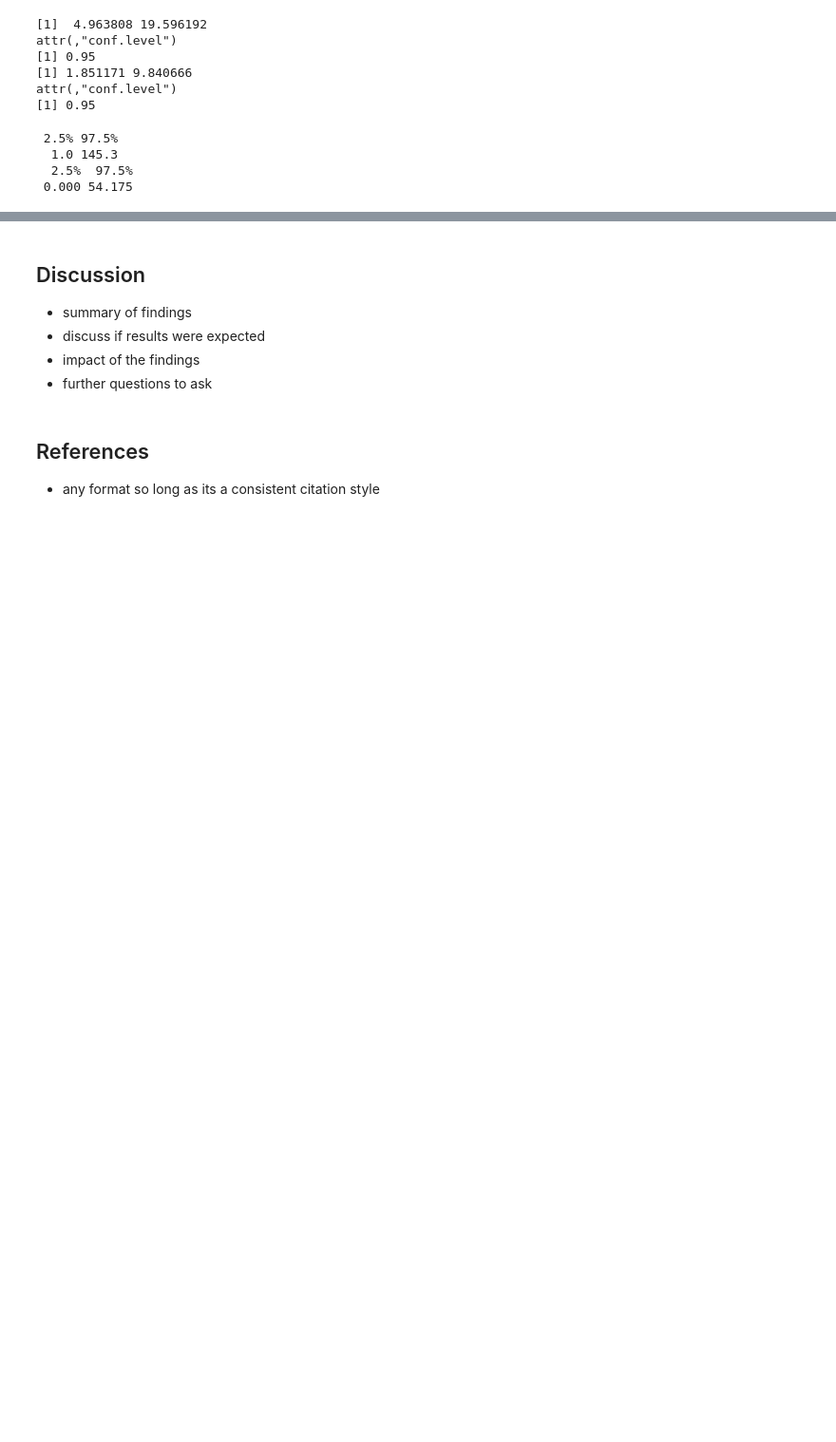
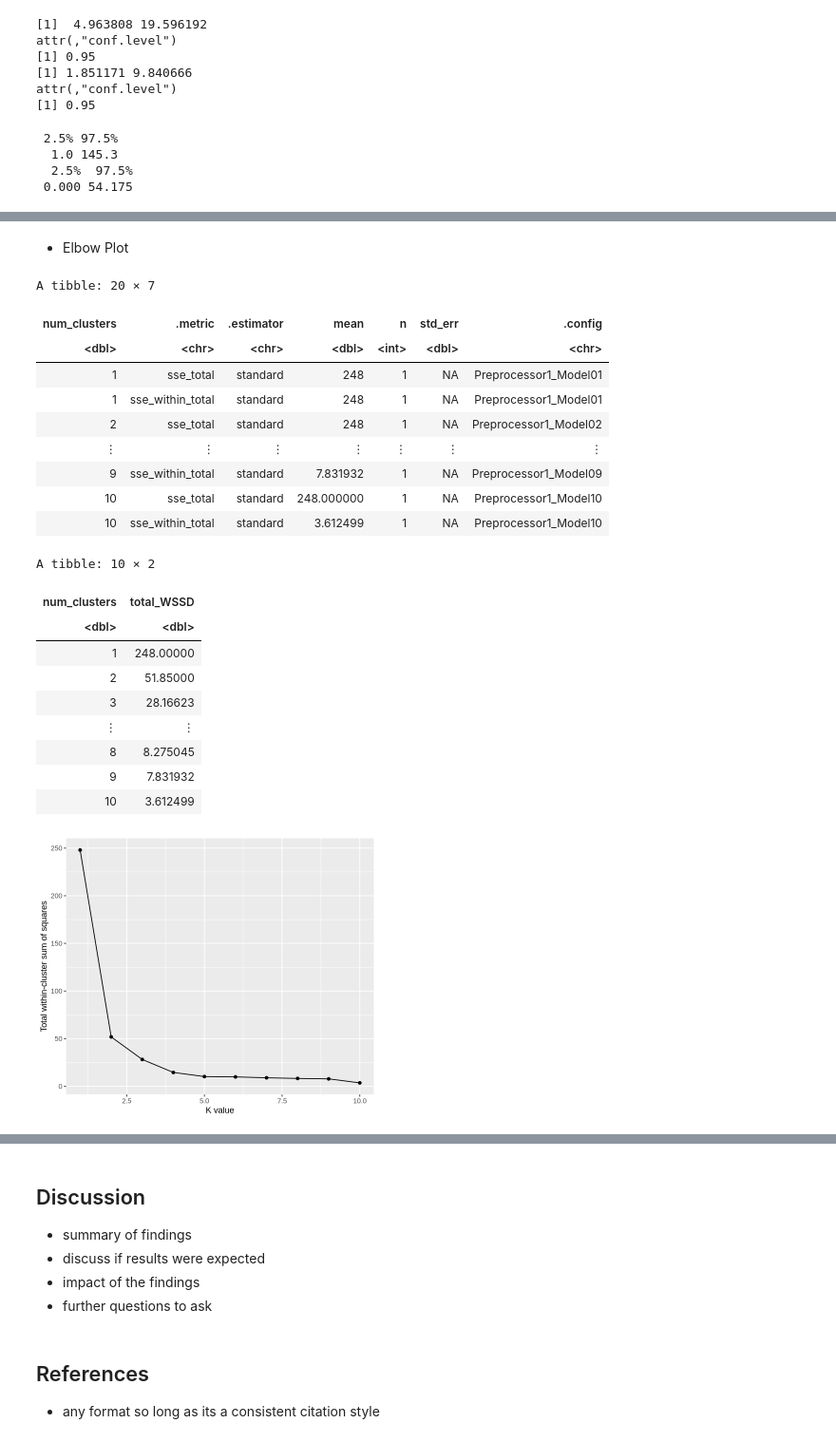
Before and after one commit to clam171/DSCI-100---S6G16, a Jupyter notebook: DSCI 100(S6G16) Project.ipynb, the cells around one changed output, grey strips where cells are left out. Shown at 95% size. Drawn from its saved outputs; the diff is of its cells as text; code cells hidden in the pictures; blank space fills up the shorter version.

```diff
--- a/DSCI 100(S6G16) Project.ipynb
+++ b/DSCI 100(S6G16) Project.ipynb
@@ -327,0 +409,54 @@ A grouped_df: 125 × 10
+# %% [markdown]
+- Elbow Plot
+# %%
+set.seed(9999)
+data_recipe_2 <- recipe( ~ count + played_hours , onetime_vs_recurring_data_sub) |>
+       step_scale(all_predictors()) |>
+       step_center(all_predictors())
+
+tib_1 <- tibble(num_clusters = c(seq(from = 1, to = 10, by=1)))
+
+spec <- k_means(num_clusters = tune()) |>
+       set_engine("stats", nstart = 10)
+
+tune_stats <- workflow() |>
+       add_recipe(data_recipe_2) |>
+       add_model(spec) |>
+       tune_cluster(resamples = apparent(onetime_vs_recurring_data_sub), grid = tib_1) |>
+       collect_metrics()
+tune_stats
+elbow_stats <- tune_stats |>
+mutate(total_WSSD = mean) |>
+filter(.metric == "sse_within_total") |>
+select(num_clusters, total_WSSD)
+elbow_stats
+
+elbow_plot <- elbow_stats |>
+ggplot(aes(x = num_clusters, y = total_WSSD)) +
+geom_point() +
+geom_line() +
+labs(x = "K value",
+     y = "Total within-cluster sum of squares")
+elbow_plot
+# %% [output]
+A tibble: 20 × 7
+| num_clusters | .metric | .estimator | mean | n | std_err | .config |
+| <dbl> | <chr> | <chr> | <dbl> | <int> | <dbl> | <chr> |
+| 1 | sse_total | standard | 248 | 1 | NA | Preprocessor1_Model01 |
+| 1 | sse_within_total | standard | 248 | 1 | NA | Preprocessor1_Model01 |
+| 2 | sse_total | standard | 248 | 1 | NA | Preprocessor1_Model02 |
+| ⋮ | ⋮ | ⋮ | ⋮ | ⋮ | ⋮ | ⋮ |
+| 9 | sse_within_total | standard | 7.831932 | 1 | NA | Preprocessor1_Model09 |
+| 10 | sse_total | standard | 248.000000 | 1 | NA | Preprocessor1_Model10 |
+| 10 | sse_within_total | standard | 3.612499 | 1 | NA | Preprocessor1_Model10 |
+A tibble: 10 × 2
+| num_clusters | total_WSSD |
+| <dbl> | <dbl> |
+| 1 | 248.00000 |
+| 2 | 51.85000 |
+| 3 | 28.16623 |
+| ⋮ | ⋮ |
+| 8 | 8.275045 |
+| 9 | 7.831932 |
+| 10 | 3.612499 |
+[figure, added]
```
Also changed, not shown: parts of 15 cells of this notebook.
